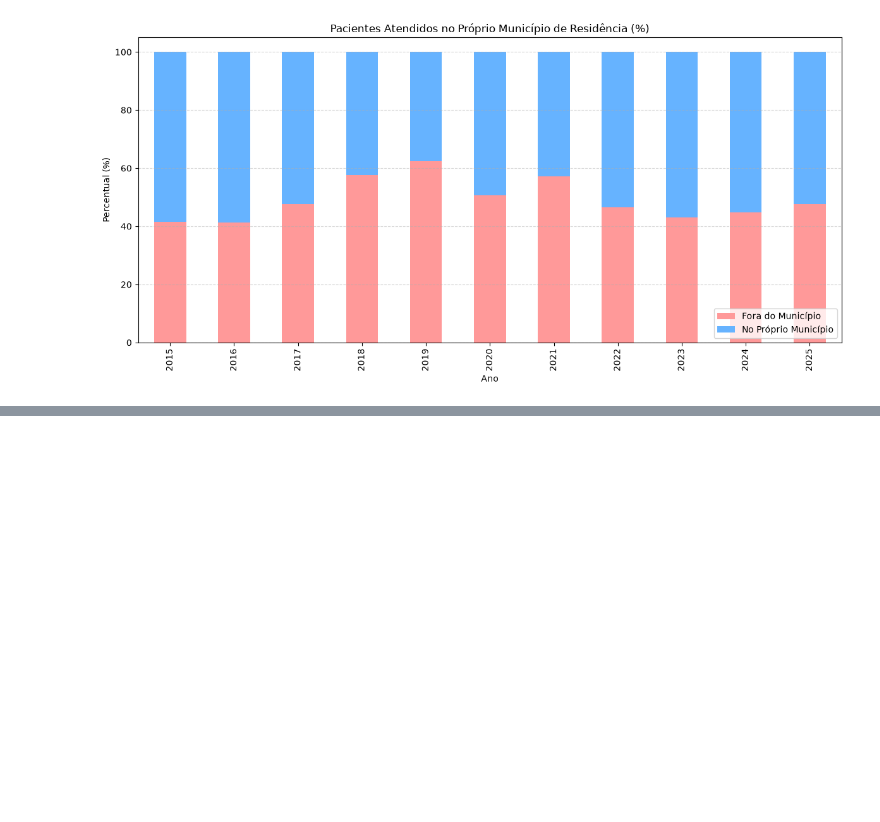
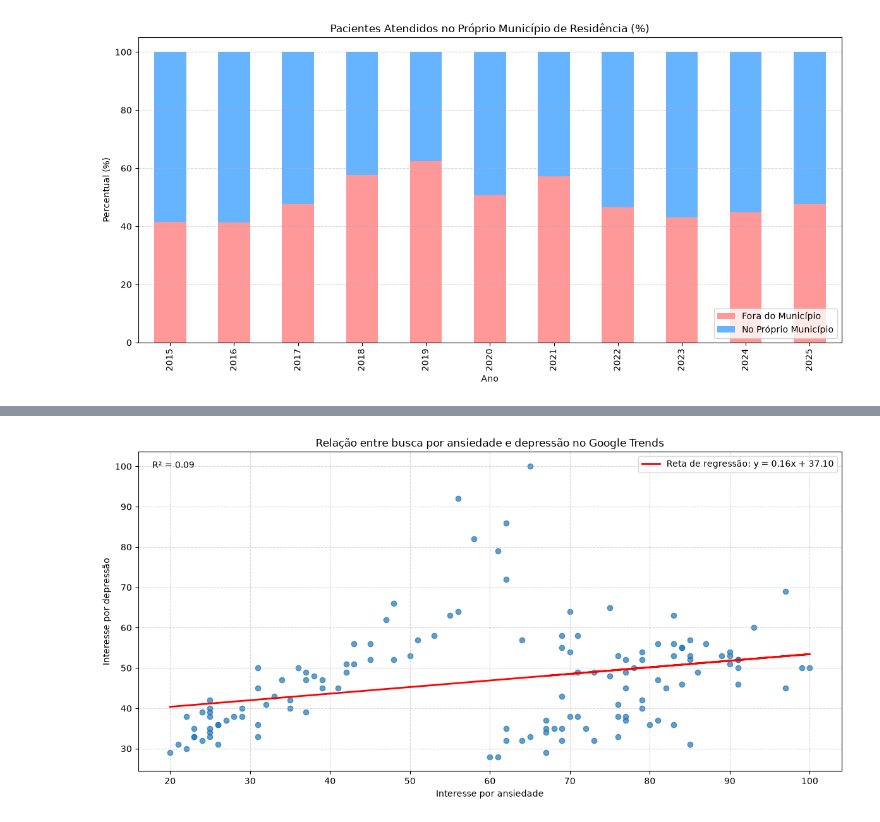
Before and after one commit to yKobA-tech/data-analysis-ICD, a Jupyter notebook: testando_dados.ipynb, the cells around one changed output, grey strips where cells are left out. Cells and saved outputs as stored; diff of their text form; code cells hidden in the pictures; blank space fills up the shorter version.

```diff
--- a/testando_dados.ipynb
+++ b/testando_dados.ipynb
@@ -158,59 +264,60 @@ plt.show()
 # %% [output]
 [figure]
 # %%
-import os
-trends_path = None
-for root, dirs, files in os.walk('/content'):
-    for file in files:
-        if 'google_trends' in file.lower() and file.endswith('.csv'):
-            trends_path = os.path.join(root, file)
-            break
+from pathlib import Path
 
-try:
-    df_pop = df_ibge_proc
-    pop_pb = df_pop[df_pop['uf'] == 'PB'].copy()
-    pop_pb.columns = [c.upper() for c in pop_pb.columns]
-    pop_total = pop_pb['POPULACAO'].iloc[0] if not pop_pb.empty else 4039277
+# Leitura dos dados de Google Trends para depressão e ansiedade
+trends_depressao = pd.read_csv("data/raw/trends/google_trends_brasil_2015_2025.csv", sep=',')
+trends_ansiedade = pd.read_csv("data/raw/trends/multiTimeline(1).csv", sep=',')
 
-    internacoes_totais = df_anual.groupby('ANO_CMPT')['internacoes'].sum().reset_index()
-    internacoes_totais['TAXA_100K'] = (internacoes_totais['internacoes'] / pop_total) * 100000
 
-    if trends_path:
-        df_trends = pd.read_csv(trends_path, skiprows=1)
+def preparar_series(df, nome_coluna):
+    df = df.copy()
+    df.index = pd.Index(df.index)
+    if str(df.index[0]).startswith('Mês'):
+        df = df.iloc[1:].copy()
+        df.index = pd.to_datetime(df.index, format='%Y-%m')
+    else:
+        df.index = pd.to_datetime(df.index, format='%Y-%m')
+    df = df.rename(columns={df.columns[0]: nome_coluna})
+    df[nome_coluna] = pd.to_numeric(df[nome_coluna], errors='coerce')
+    return df.dropna()
 
-        df_trends.columns = ['date', 'INTERESSE']
-        df_trends['date'] = pd.to_datetime(df_trends['date'], errors='coerce')
-        df_trends = df_trends.dropna(subset=['date'])
-        df_trends['ANO_CMPT'] = df_trends['date'].dt.year
 
-        trends_anual = df_trends.groupby('ANO_CMPT')['INTERESSE'].mean().reset_index()
-        trends_anual.columns = ['ANO_CMPT', 'INTERESSE_BUSCA']
+depressao_df = preparar_series(trends_depressao, 'depressao')
+ansiedade_df = preparar_series(trends_ansiedade, 'ansiedade')
 
-        df_corr = pd.merge(internacoes_totais, trends_anual, on='ANO_CMPT')
+trends = depressao_df.join(ansiedade_df, how='inner').sort_index()
+trends = trends.reset_index().rename(columns={'index': 'mes'})
 
-        fig, ax1 = plt.subplots(figsize=(12, 5))
-        sns.lineplot(data=internacoes_totais, x='ANO_CMPT', y='internacoes', marker='o', ax=ax1, label='Internações', color='blue')
-        ax2 = ax1.twinx()
-        sns.lineplot(data=trends_anual, x='ANO_CMPT', y='INTERESSE_BUSCA', marker='s', ax=ax2, label='Buscas Google', color='purple')
-        plt.title('Volume de Internações vs. Interesse no Google (2015-2025)')
-        ax1.set_ylabel('Internações', color='blue')
-        ax2.set_ylabel('Interesse (Trends)', color='purple')
-        plt.grid(True, alpha=0.3)
-        plt.show()
+# Regressão linear simples: ansiedade -> depressão
+x = trends['ansiedade'].to_numpy()
+y = trends['depressao'].to_numpy()
+coef = np.polyfit(x, y, 1)
+a, b = coef
+pred = a * x + b
+r2 = 1 - np.sum((y - pred) ** 2) / np.sum((y - y.mean()) ** 2)
 
-        if not df_corr.empty:
-            corr_val = df_corr['INTERESSE_BUSCA'].corr(df_corr['internacoes'])
-            print(f'Correlação de Pearson entre buscas e internações: {corr_val:.2f}')
+plt.figure(figsize=(12, 6))
+plt.scatter(trends['ansiedade'], trends['depressao'], alpha=0.7, color='#1f77b4')
+plt.plot(x, pred, color='red', linewidth=2, label=f'Reta de regressão: y = {a:.2f}x + {b:.2f}')
+plt.title('Relação entre busca por ansiedade e depressão no Google Trends')
+plt.xlabel('Interesse por ansiedade')
+plt.ylabel('Interesse por depressão')
+plt.grid(True, linestyle='--', alpha=0.5)
+plt.legend()
+plt.text(0.02, 0.95, f'R² = {r2:.2f}', transform=plt.gca().transAxes)
+plt.tight_layout()
+plt.show()
 
-            print('\n--- CONCLUSÃO FINAL ---')
-            print(f'1. O crescimento das internações (PB) foi acompanhado por uma taxa por 100k habitantes de {internacoes_totais["TAXA_100K"].mean():.2f}.')
-            if corr_val > 0.6:
-                print('2. Existe uma forte correlação positiva entre o interesse de busca e as internações reais.')
-            else:
-                print('2. A correlação com o Google Trends é moderada ou baixa, indicando outros fatores influenciando as internações.')
-    else:
-        print('Arquivo de Google Trends não encontrado.')
-
-except Exception as e:
-    print(f'Erro no processamento: {e}')
+plt.figure(figsize=(12, 5))
+sns.lineplot(data=trends, x='mes', y='depressao', label='Depressão', marker='o')
+sns.lineplot(data=trends, x='mes', y='ansiedade', label='Ansiedade', marker='o')
+plt.title('Evolução temporal do interesse por depressão e ansiedade')
+plt.xlabel('Mês')
+plt.ylabel('Índice de busca')
+plt.grid(True, linestyle='--', alpha=0.5)
+plt.xticks(rotation=45)
+plt.tight_layout()
+plt.show()
 # %% [output]
@@ -217,0 +324 @@ Arquivo de Google Trends não encontrado.
+[figure, added]
```
Also changed, not shown: parts of 15 cells of this notebook, 5 other files.
